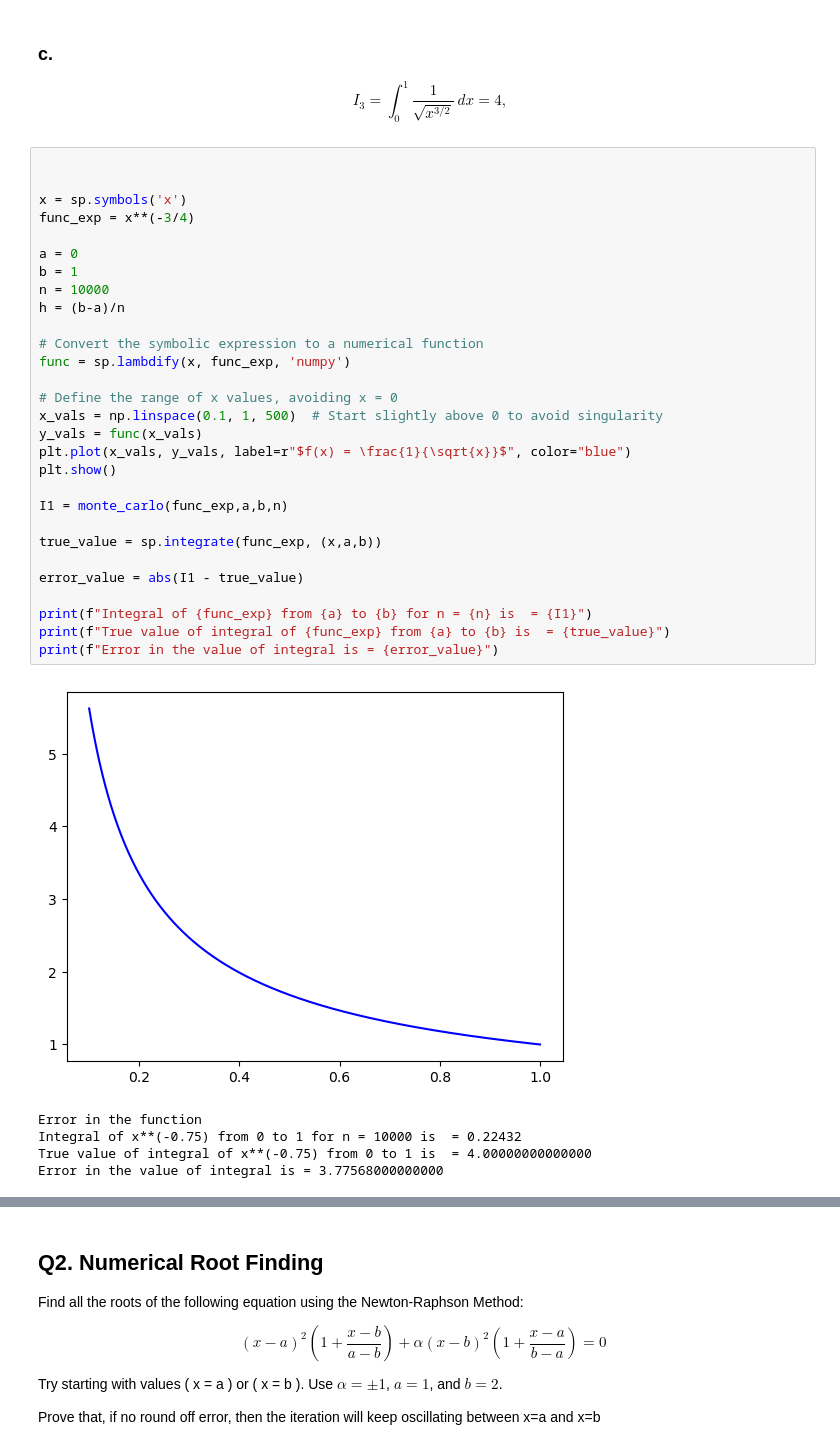
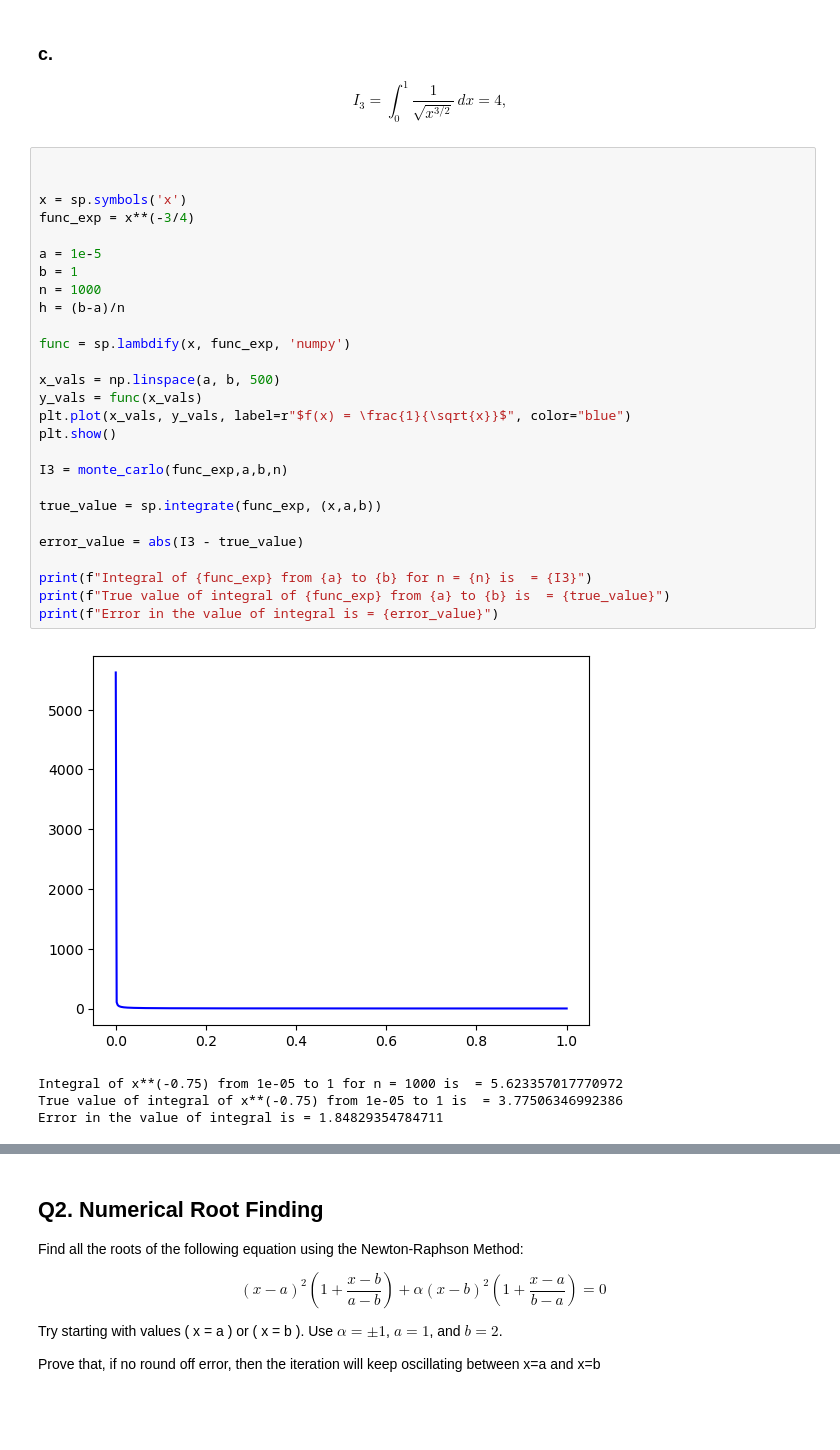
Before and after one commit to ashwin-r-k/IITK_notebooks, a Jupyter notebook: NumericalMethods/SPA623M_HW2_Ashwin_241310004.ipynb, the cells around one changed output, grey strips where cells are left out. Cells and saved outputs as stored; diff of their text form; blank space fills up the shorter version.

```diff
--- a/NumericalMethods/SPA623M_HW2_Ashwin_241310004.ipynb
+++ b/NumericalMethods/SPA623M_HW2_Ashwin_241310004.ipynb
@@ -235,35 +239,32 @@ Error: 0.400001600000000
 # %%
 
 
 x = sp.symbols('x')
 func_exp = x**(-3/4)
 
-a = 0
+a = 1e-5
 b = 1
-n = 10000
+n = 1000
 h = (b-a)/n
 
-# Convert the symbolic expression to a numerical function
 func = sp.lambdify(x, func_exp, 'numpy')
 
-# Define the range of x values, avoiding x = 0
-x_vals = np.linspace(0.1, 1, 500)  # Start slightly above 0 to avoid singularity
+x_vals = np.linspace(a, b, 500)
 y_vals = func(x_vals)
 plt.plot(x_vals, y_vals, label=r"$f(x) = \frac{1}{\sqrt{x}}$", color="blue")
 plt.show()
 
-I1 = monte_carlo(func_exp,a,b,n)
+I3 = monte_carlo(func_exp,a,b,n)
 
 true_value = sp.integrate(func_exp, (x,a,b))
 
-error_value = abs(I1 - true_value)
+error_value = abs(I3 - true_value)
 
-print(f"Integral of {func_exp} from {a} to {b} for n = {n} is  = {I1}")
+print(f"Integral of {func_exp} from {a} to {b} for n = {n} is  = {I3}")
 print(f"True value of integral of {func_exp} from {a} to {b} is  = {true_value}")
 print(f"Error in the value of integral is = {error_value}")
 # %% [output]
-[figure, old version]
+[figure, new version]
-Error in the function
-Integral of x**(-0.75) from 0 to 1 for n = 10000 is  = 0.22432
-True value of integral of x**(-0.75) from 0 to 1 is  = 4.00000000000000
-Error in the value of integral is = 3.77568000000000
+Integral of x**(-0.75) from 1e-05 to 1 for n = 1000 is  = 5.623357017770972
+True value of integral of x**(-0.75) from 1e-05 to 1 is  = 3.77506346992386
+Error in the value of integral is = 1.84829354784711
```
Also changed, not shown: parts of 24 cells of this notebook, 3 other files.
